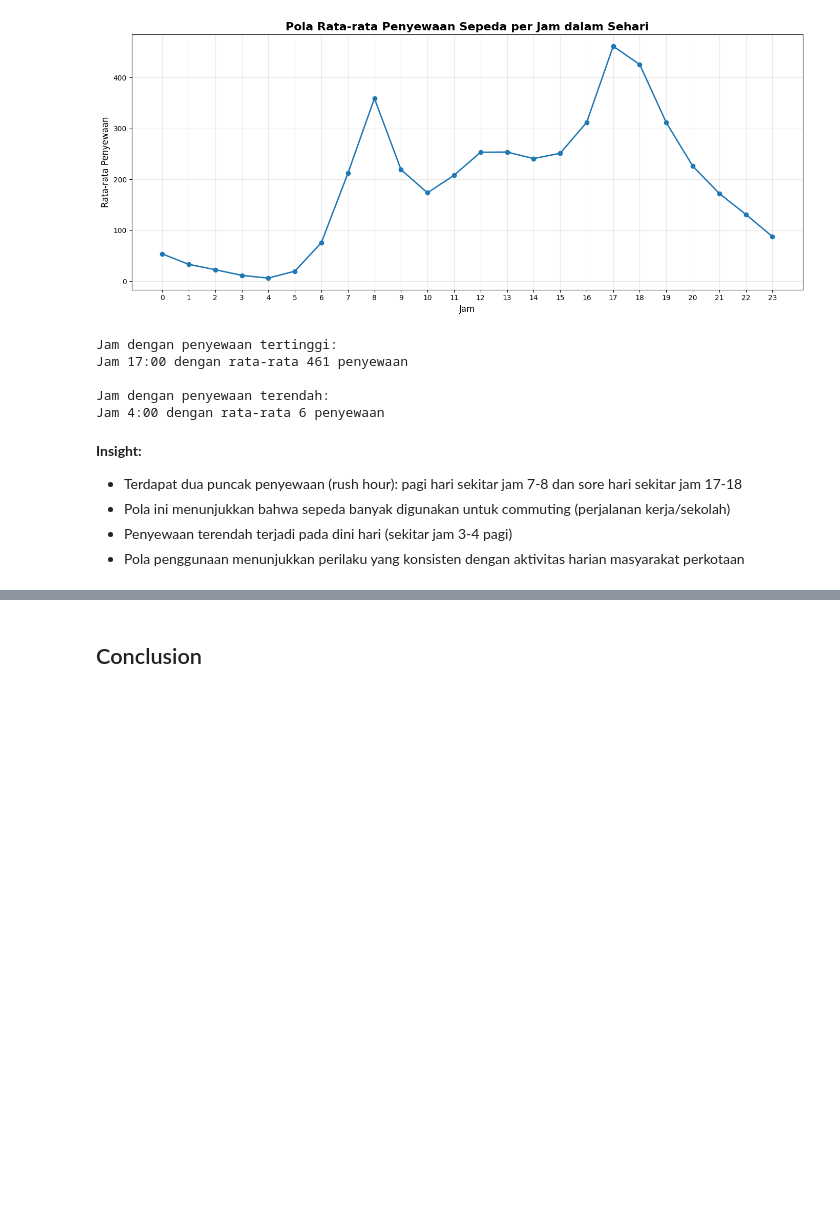
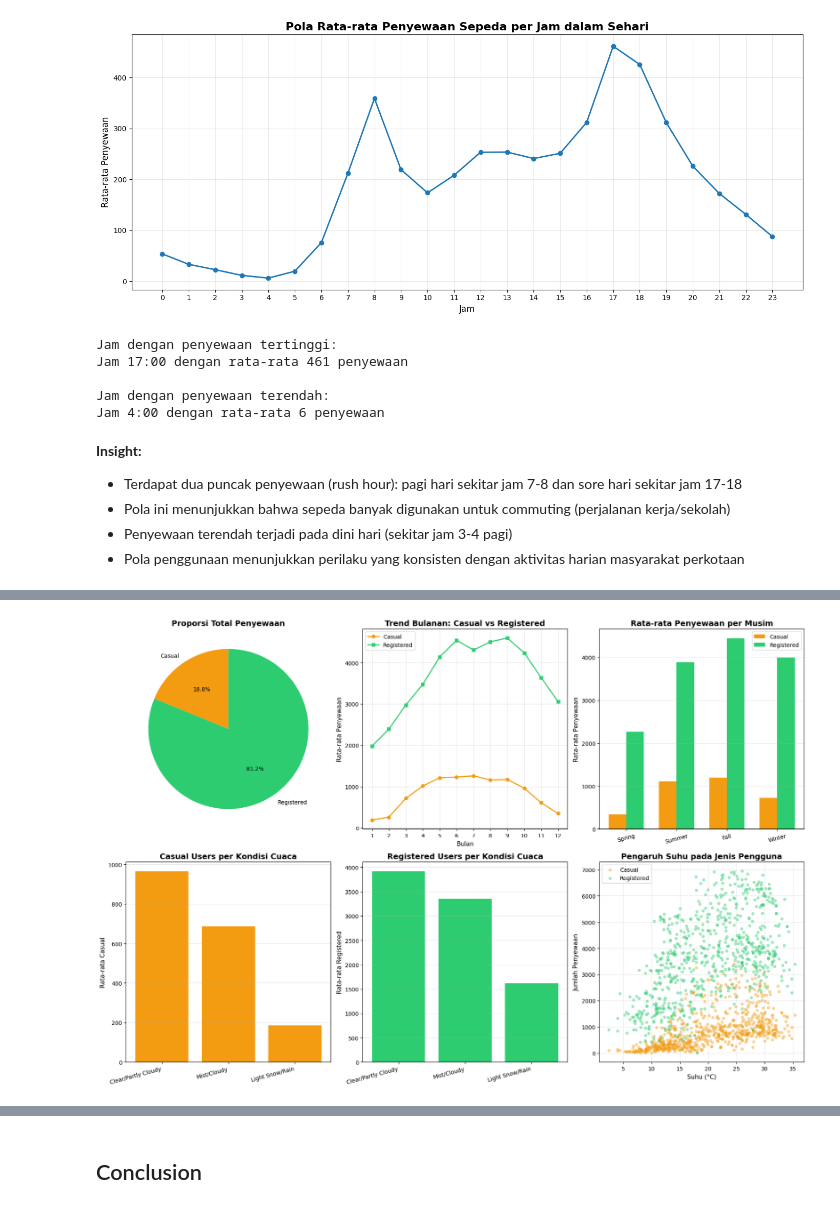
Before and after one commit to rafienajwan/Dicoding-Fundamental-Analisis-Data, a Jupyter notebook: notebook.ipynb, the cells around one changed output, grey strips where cells are left out. Cells and saved outputs as stored; diff of their text form; code cells hidden in the pictures; blank space fills up the shorter version.

```diff
--- a/notebook.ipynb
+++ b/notebook.ipynb
@@ -376,0 +580,87 @@ Jam 4:00 dengan rata-rata 6 penyewaan
+# %%
+# Analisis mendalam tentang pola casual vs registered users
+print("Analisis Casual vs Registered Users:")
+print("="*60)
+
+# Total dan proporsi
+total_casual = day_df['casual'].sum()
+total_registered = day_df['registered'].sum()
+total_all = day_df['cnt'].sum()
+
+print(f"Total Casual: {total_casual:,} ({total_casual/total_all*100:.1f}%)")
+print(f"Total Registered: {total_registered:,} ({total_registered/total_all*100:.1f}%)")
+print(f"Total Semua: {total_all:,}\n")
+
+# Visualisasi komprehensif
+fig, axes = plt.subplots(2, 3, figsize=(18, 12))
+
+# Plot 1: Pie chart proporsi
+sizes = [total_casual, total_registered]
+colors = ['#f39c12', '#2ecc71']
+axes[0, 0].pie(sizes, labels=['Casual', 'Registered'], autopct='%1.1f%%',
+               colors=colors, startangle=90)
+axes[0, 0].set_title('Proporsi Total Penyewaan', fontsize=14, fontweight='bold')
+
+# Plot 2: Trend bulanan casual vs registered
+day_df['month'] = pd.to_datetime(day_df['dteday']).dt.month
+monthly_users = day_df.groupby('month')[['casual', 'registered']].mean()
+axes[0, 1].plot(monthly_users.index, monthly_users['casual'], marker='o', label='Casual', color='#f39c12', linewidth=2)
+axes[0, 1].plot(monthly_users.index, monthly_users['registered'], marker='s', label='Registered', color='#2ecc71', linewidth=2)
+axes[0, 1].set_title('Trend Bulanan: Casual vs Registered', fontsize=14, fontweight='bold')
+axes[0, 1].set_xlabel('Bulan', fontsize=11)
+axes[0, 1].set_ylabel('Rata-rata Penyewaan', fontsize=11)
+axes[0, 1].legend()
+axes[0, 1].grid(alpha=0.3)
+axes[0, 1].set_xticks(range(1, 13))
+
+# Plot 3: Casual vs Registered per musim
+season_users = day_df.groupby('season_name')[['casual', 'registered']].mean()
+x = range(len(season_users))
+width = 0.35
+axes[0, 2].bar([i - width/2 for i in x], season_users['casual'], width, label='Casual', color='#f39c12')
+axes[0, 2].bar([i + width/2 for i in x], season_users['registered'], width, label='Registered', color='#2ecc71')
+axes[0, 2].set_title('Rata-rata Penyewaan per Musim', fontsize=14, fontweight='bold')
+axes[0, 2].set_ylabel('Rata-rata Penyewaan', fontsize=11)
+axes[0, 2].set_xticks(x)
+axes[0, 2].set_xticklabels(season_users.index, rotation=15)
+axes[0, 2].legend()
+axes[0, 2].grid(axis='y', alpha=0.3)
+
+# Plot 4: Pengaruh cuaca pada casual users
+weather_casual = day_df.groupby('weather_name')['casual'].mean().sort_values(ascending=False)
+axes[1, 0].bar(range(len(weather_casual)), weather_casual.values, color='#f39c12')
+axes[1, 0].set_title('Casual Users per Kondisi Cuaca', fontsize=14, fontweight='bold')
+axes[1, 0].set_ylabel('Rata-rata Casual', fontsize=11)
+axes[1, 0].set_xticks(range(len(weather_casual)))
+axes[1, 0].set_xticklabels(weather_casual.index, rotation=15, ha='right')
+axes[1, 0].grid(axis='y', alpha=0.3)
+
+# Plot 5: Pengaruh cuaca pada registered users
+weather_registered = day_df.groupby('weather_name')['registered'].mean().sort_values(ascending=False)
+axes[1, 1].bar(range(len(weather_registered)), weather_registered.values, color='#2ecc71')
+axes[1, 1].set_title('Registered Users per Kondisi Cuaca', fontsize=14, fontweight='bold')
+axes[1, 1].set_ylabel('Rata-rata Registered', fontsize=11)
+axes[1, 1].set_xticks(range(len(weather_registered)))
+axes[1, 1].set_xticklabels(weather_registered.index, rotation=15, ha='right')
+axes[1, 1].grid(axis='y', alpha=0.3)
+
+# Plot 6: Korelasi suhu dengan casual vs registered
+axes[1, 2].scatter(day_df['temp_celsius'], day_df['casual'], alpha=0.4, s=20, label='Casual', color='#f39c12')
+axes[1, 2].scatter(day_df['temp_celsius'], day_df['registered'], alpha=0.4, s=20, label='Registered', color='#2ecc71')
+axes[1, 2].set_title('Pengaruh Suhu pada Jenis Pengguna', fontsize=14, fontweight='bold')
+axes[1, 2].set_xlabel('Suhu (°C)', fontsize=11)
+axes[1, 2].set_ylabel('Jumlah Penyewaan', fontsize=11)
+axes[1, 2].legend()
+axes[1, 2].grid(alpha=0.3)
+
+plt.tight_layout()
+plt.show()
+
+# Korelasi analysis
+print("\nKorelasi dengan Suhu:")
+print(f"Casual users: {day_df['casual'].corr(day_df['temp']):.4f}")
+print(f"Registered users: {day_df['registered'].corr(day_df['temp']):.4f}")
+
+print("\nRata-rata per Musim:")
+print(season_users)
+# %% [output]
@@ -376,0 +672 @@ Jam 4:00 dengan rata-rata 6 penyewaan
+[figure, added]
```
Also changed, not shown: parts of 13 cells of this notebook, 1 other file.
